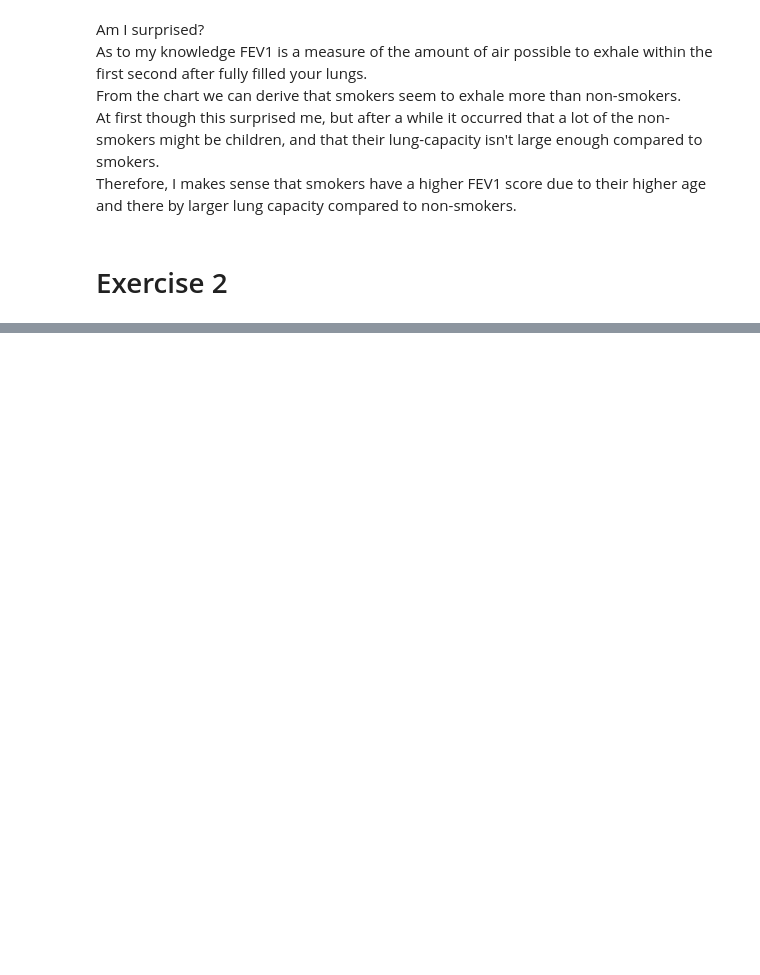
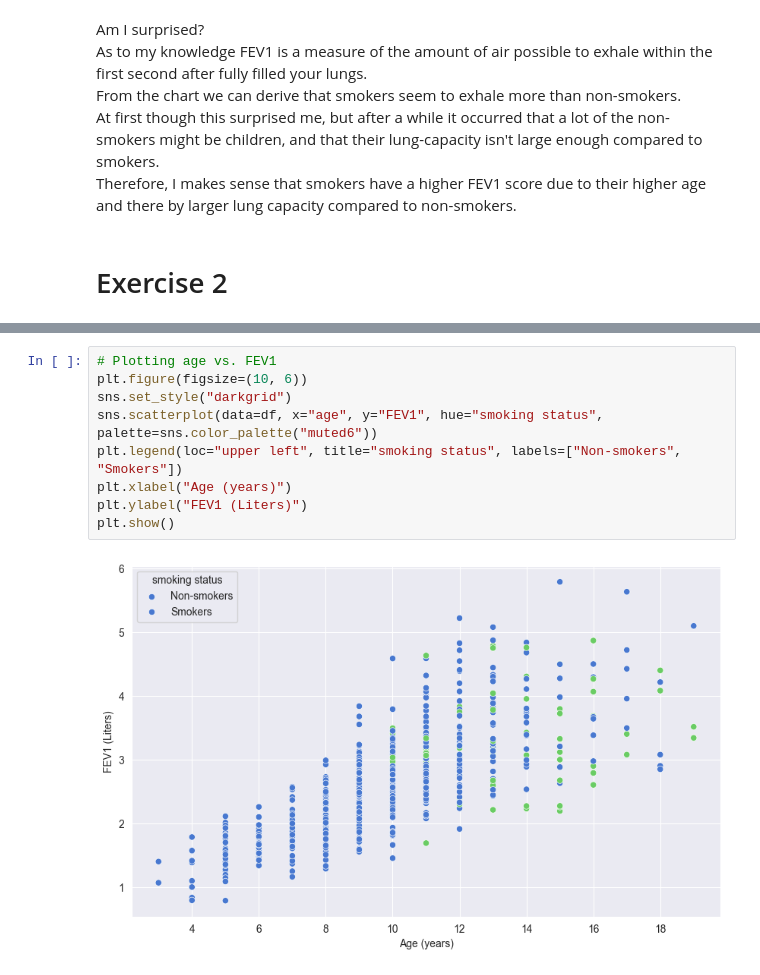
Before and after one commit to Cyrkryta/UCPH-ITDS-Assignments, a Jupyter notebook: Assignment-1/assignment1.ipynb, the cells around one changed output, grey strips where cells are left out. Drawn from its saved outputs; the diff is of its cells as text; blank space fills up the shorter version.

```diff
--- a/Assignment-1/assignment1.ipynb
+++ b/Assignment-1/assignment1.ipynb
@@ -121,0 +208,11 @@ Passing `palette` without assigning `hue` is deprecated and will be removed in v
+# %%
+# Plotting age vs. FEV1
+plt.figure(figsize=(10, 6))
+sns.set_style("darkgrid")
+sns.scatterplot(data=df, x="age", y="FEV1", hue="smoking status", palette=sns.color_palette("muted6"))
+plt.legend(loc="upper left", title="smoking status", labels=["Non-smokers", "Smokers"])
+plt.xlabel("Age (years)")
+plt.ylabel("FEV1 (Liters)")
+plt.show()
+# %% [output]
+[figure, added]
```
Also changed, not shown: parts of 13 cells of this notebook, 8 other files.
